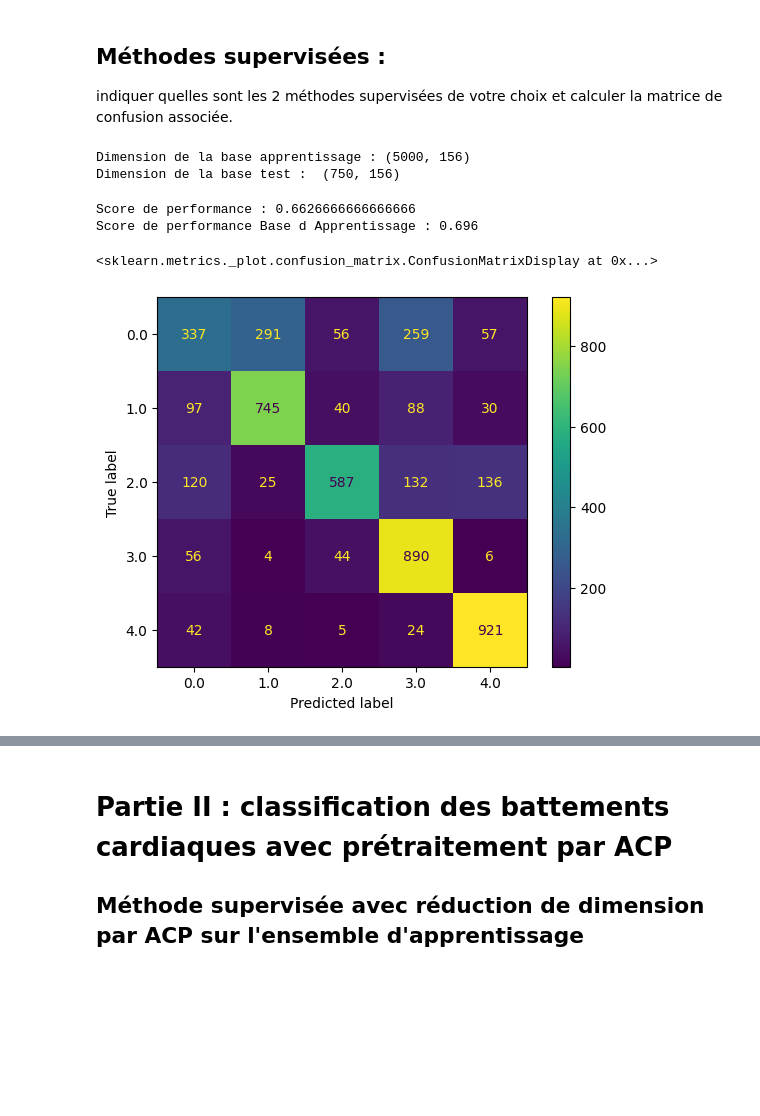
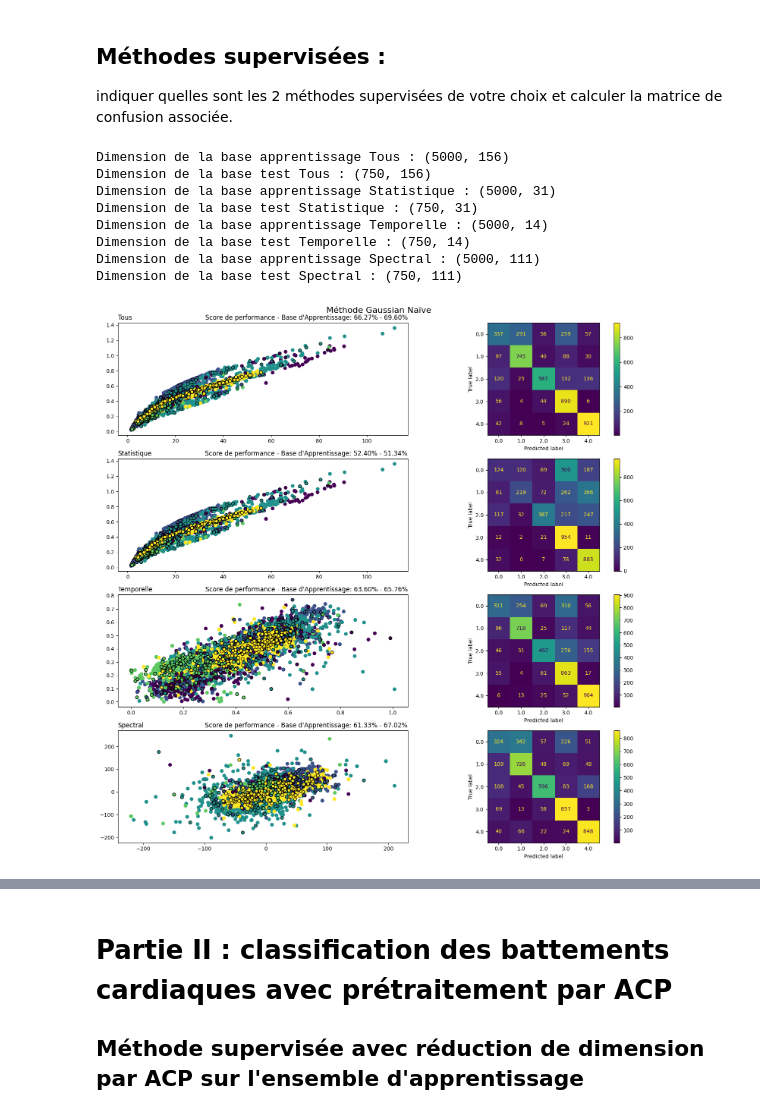
Before and after one commit to ellieee12/ecg_data_classification, a Jupyter notebook: Projet_ECG_Etudiant.ipynb, the cells around one changed output, grey strips where cells are left out. Drawn from its saved outputs; the diff is of its cells as text; code cells hidden in the pictures; blank space fills up the shorter version.

Commit message:
simplification du code + plot entier avec tout informations

```diff
--- a/Projet_ECG_Etudiant.ipynb
+++ b/Projet_ECG_Etudiant.ipynb
@@ -110,7 +131,9 @@ Pour chaque résultat obtenu, calculer la matrice de confusion et interpréter l
 
 Indiquer quelles sont les 2 méthodes non supervisées de votre choix et calculer la matrice de confusion associée.
 # %%
-DataFull = np.concatenate((DataFeatureApp, DataFeatureTest), axis=0)
+DataFull = []
+for k in range(len(DataAppAll)):
+    DataFull.append(np.concatenate((DataAppAll[k], DataTestAll[k]), axis=0))
 LabelFull = np.concatenate((LabelApp, LabelTest), axis=0)
 # %%
 # Première méthode: K-means
@@ -184,43 +177,48 @@ Score de performance : 0.9994782608695653
 ## Méthodes supervisées  :
 indiquer quelles sont les 2 méthodes supervisées de votre choix et calculer la matrice de confusion associée.
 # %%
-X_train = DataFeatureApp
-X_test = DataFeatureTest
+X_train = []
+X_test = []
+for k in range(len(DataAppAll)):
+    X_train.append(DataAppAll[k])
+    X_test.append(DataTestAll[k])
+    print('Dimension de la base apprentissage',titleAll[k],':',X_train[k].shape)
+    print('Dimension de la base test',titleAll[k],':',X_test[k].shape)
+
 y_train = LabelApp
 y_test = LabelTest
-
-print('Dimension de la base apprentissage :',X_train.shape)
-print('Dimension de la base test : ',X_test.shape)
 # %% [output]
-Dimension de la base apprentissage : (5000, 156)
-Dimension de la base test :  (750, 156)
+Dimension de la base apprentissage Tous : (5000, 156)
+Dimension de la base test Tous : (750, 156)
+Dimension de la base apprentissage Statistique : (5000, 31)
+Dimension de la base test Statistique : (750, 31)
+Dimension de la base apprentissage Temporelle : (5000, 14)
+Dimension de la base test Temporelle : (750, 14)
+Dimension de la base apprentissage Spectral : (5000, 111)
+Dimension de la base test Spectral : (750, 111)
 # %%
 from sklearn.naive_bayes import GaussianNB
-# chargement du modèle et de ses paramètres
-clf = GaussianNB()
-# Apprentissage du modèle et de ses paramètres à l'aide des données étiquettées,
-# c'est-à-dire de la base d'apprentissage, X_train et de ses labels y_train
-clf.fit(X_train, y_train)
 
-# Une fois le modèle appris, on teste ce modèle sur un nouveau jeu de données X_test
-y_pred=clf.predict(X_test)
+fig, ax = plt.subplots(len(DataAppAll), 2, figsize=(15,15))
+for k in range(len(DataAppAll)):
+    # chargement du modèle et de ses paramètres
+    clf = GaussianNB()
+    # Apprentissage du modèle et de ses paramètres à l'aide des données étiquettées,
+    # c'est-à-dire de la base d'apprentissage, X_train et de ses labels y_train
+    clf.fit(X_train[k], y_train)
+    y_pred=clf.predict(X_test[k]) # Une fois le modèle appris, on teste ce modèle sur un nouveau jeu de données X_test
+    y_pred_train=clf.predict(X_train[k]) # Evaluation du modèle appris sur la base d'apprentissage
 
-from sklearn.metrics import accuracy_score
-# Evaluation de la performance du modèle à l'aide de la vérité terrain y_test
-print('Score de performance :',accuracy_score(y_test, y_pred))
+    ax[k][0].scatter(X_train[k][:, 0], X_train[k][:, 1], c=y_train)
+    ax[k][0].scatter(X_test[k][:, 0], X_test[k][:, 1], c=y_test, edgecolor="k")
+    ax[k][0].set_title(f"{titleAll[k]}", loc="left")
+    ax[k][0].set_title(f"Score de performance - Base d'Apprentissage: {accuracy_score(y_test, y_pred):.2%} - {accuracy_score(y_train, y_pred_train):.2%}", loc="right")
+    ConfusionMatrixDisplay.from_predictions(y_train, y_pred_train, ax=ax[k][1]) # Calcul de la matrice de confusion
 
-# Evaluation du modèle appris sur la base d'apprentissage
-y_pred_train=clf.predict(X_train)
-print('Score de performance Base d Apprentissage :',accuracy_score(y_train, y_pred_train))
-
-from sklearn.metrics import confusion_matrix
-# Calcul de la matrice de confusion
-confusion_matrix(y_train, y_pred_train)
-ConfusionMatrixDisplay.from_predictions(y_train, y_pred_train)
+fig.suptitle("Méthode Gaussian Naïve", fontsize=16)
+plt.tight_layout()
+plt.show()
 # %% [output]
-Score de performance : 0.6626666666666666
-Score de performance Base d Apprentissage : 0.696
-<sklearn.metrics._plot.confusion_matrix.ConfusionMatrixDisplay at 0x...>
-[figure, old version]
+[figure, new version]
 # %%
 from sklearn.ensemble import RandomForestClassifier
```
Also changed, not shown: parts of 8 cells of this notebook.
